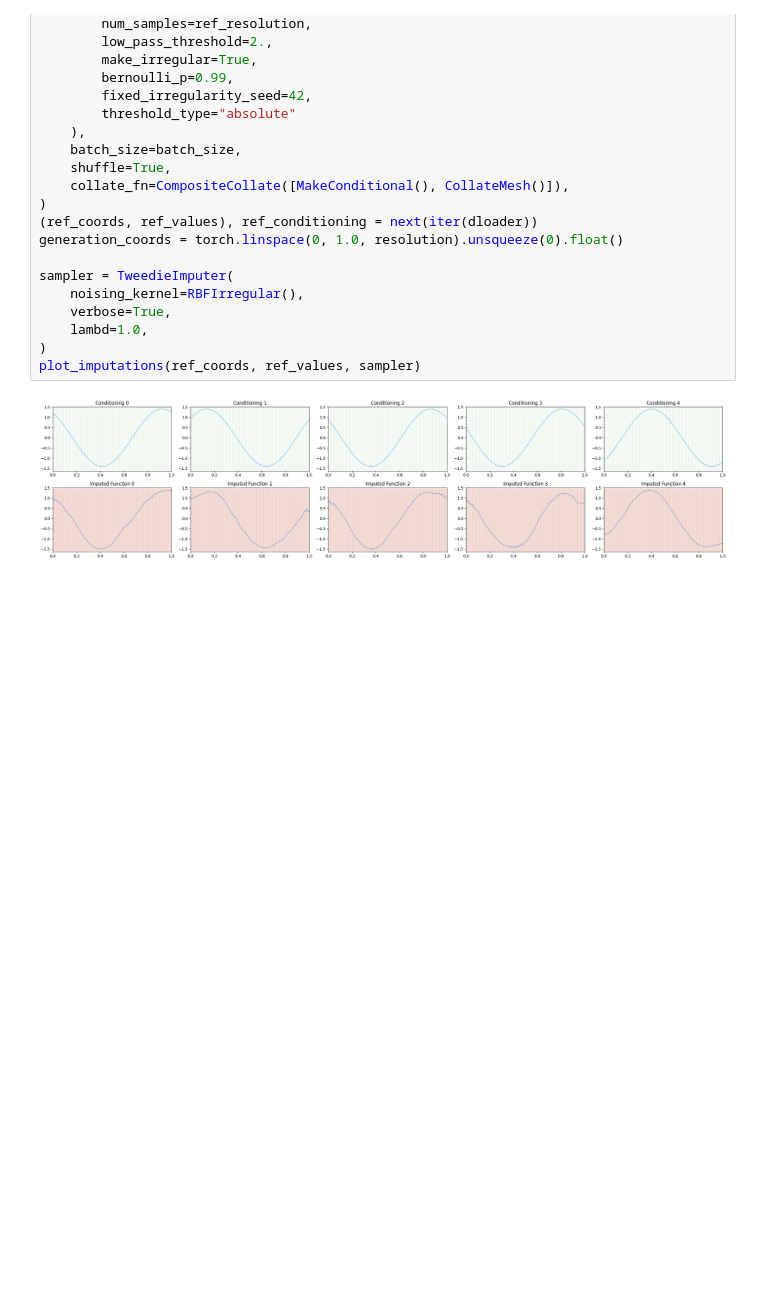
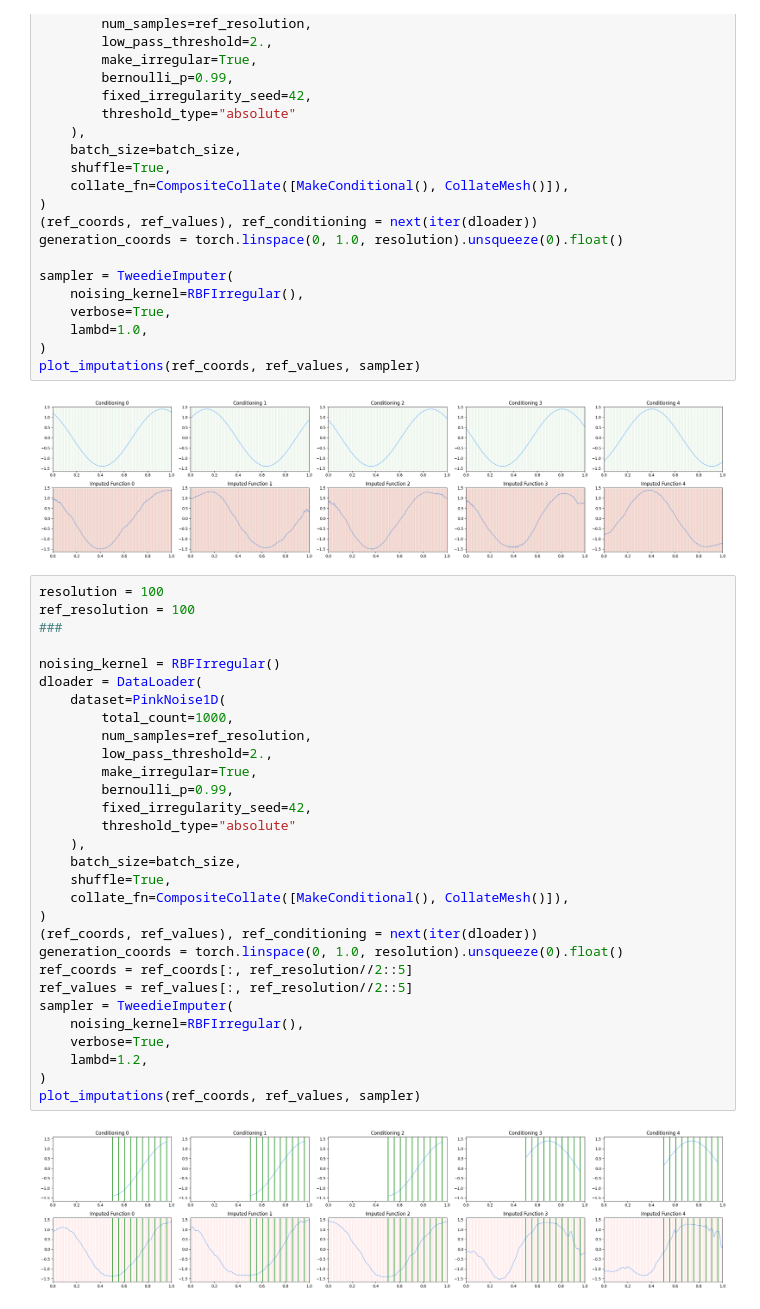
Before and after one commit to HamidrezaKmK/cond-diffusion-operators-edm, a Jupyter notebook: notebooks/1d_reanalysis.ipynb, the cells around one changed output. Drawn from its saved outputs; the diff is of its cells as text; blank space fills up the shorter version.

Commit message:
add another imputation example

```diff
--- a/notebooks/1d_reanalysis.ipynb
+++ b/notebooks/1d_reanalysis.ipynb
@@ -302,3 +302,35 @@ sampler = TweedieImputer(
 plot_imputations(ref_coords, ref_values, sampler)
 # %% [output]
 [figure]
+# %%
+resolution = 100
+ref_resolution = 100
+###
+
+noising_kernel = RBFIrregular()
+dloader = DataLoader(
+    dataset=PinkNoise1D(
+        total_count=1000,
+        num_samples=ref_resolution,
+        low_pass_threshold=2.,
+        make_irregular=True,
+        bernoulli_p=0.99,
+        fixed_irregularity_seed=42,
+        threshold_type="absolute"
+    ),
+    batch_size=batch_size,
+    shuffle=True,
+    collate_fn=CompositeCollate([MakeConditional(), CollateMesh()]),
+)
+(ref_coords, ref_values), ref_conditioning = next(iter(dloader))
+generation_coords = torch.linspace(0, 1.0, resolution).unsqueeze(0).float()
+ref_coords = ref_coords[:, ref_resolution//2::5]
+ref_values = ref_values[:, ref_resolution//2::5]
+sampler = TweedieImputer(
+    noising_kernel=RBFIrregular(),
+    verbose=True,
+    lambd=1.2,
+)
+plot_imputations(ref_coords, ref_values, sampler)
+# %% [output]
+[figure, added]
```
